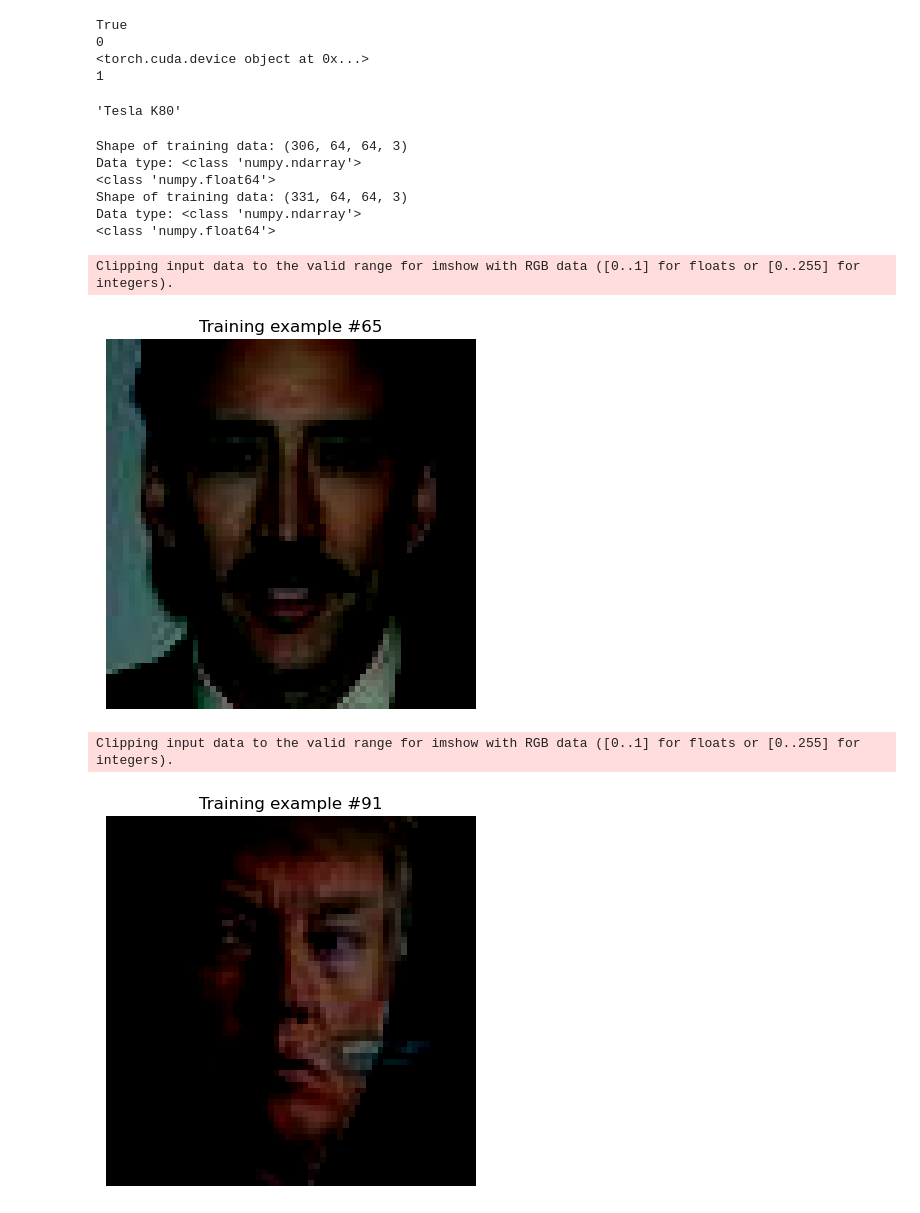
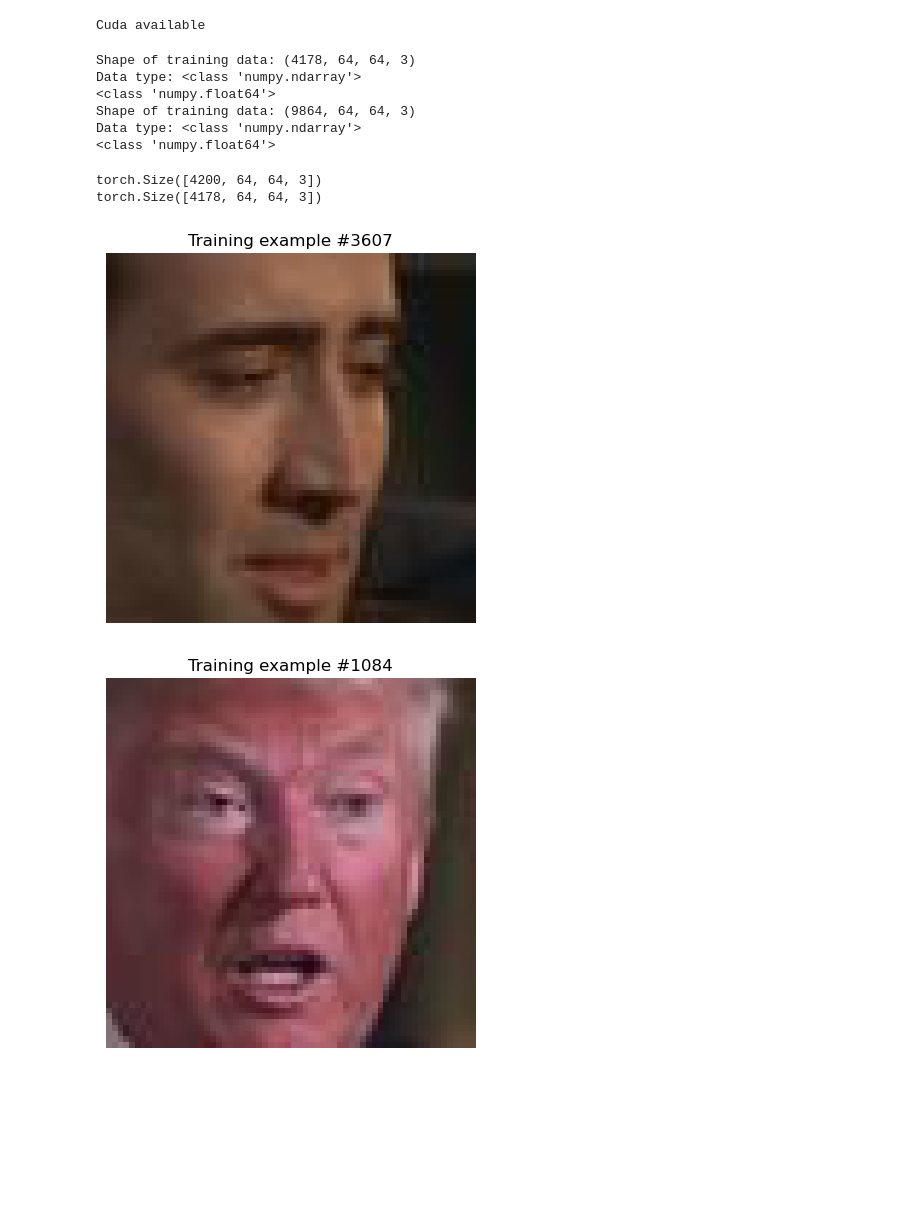
Before and after one commit to mans-andersson/SimpleFaceSwap, a Jupyter notebook: deep_learning_project.ipynb, the cells around one changed output. Drawn from its saved outputs; the diff is of its cells as text; code cells hidden in the pictures; blank space fills up the shorter version.

```diff
--- a/deep_learning_project.ipynb
+++ b/deep_learning_project.ipynb
@@ -14,15 +16,12 @@ import random
 import matplotlib.pyplot as plt
 # %%
 if torch.cuda.is_available():
+    print("Cuda available")
     device = torch.device('cuda:0')
 else:
     device = "cpu"
 # %% [output]
-True
-0
-<torch.cuda.device object at 0x...>
-1
+Cuda available
-'Tesla K80'
 # %%
 # Loading data
 # https://towardsdatascience.com/beginners-guide-to-loading-image-data-with-pytorch-289c60b7afec
@@ -46,40 +45,59 @@ X_train_trump /= 255
 X_train_cage_trump = np.append(X_train_cage, X_train_trump, axis=0)
 
 # Normalize to make training easier
-means = np.mean(X_train_cage_trump, axis=(0, 1, 2))
-print(means)
+# means = np.mean(X_train_trump, axis=(0, 1, 2))
+# print(mean)
 
-X_train_cage_trump -= means
-X_train_cage -= means
-X_train_trump -= means
+# X_train_cage_trump -= means
+# X_train_cage -= means
+# X_train_trump -= means
+
+X_train_cage = X_train_cage.astype(np.float32)
+X_train_trump = X_train_trump.astype(np.float32)
+X_train_cage_trump = X_train_cage.astype(np.float32)
+
+X_train_cage = torch.from_numpy(X_train_cage)
+X_train_trump = torch.from_numpy(X_train_trump)
+X_train_cage_trump = torch.from_numpy(X_train_cage_trump)
+
+X_train_cage = X_train_cage.to(device)
+X_train_trump = X_train_trump.to(device)
 # %% [output]
-Shape of training data: (306, 64, 64, 3)
+Shape of training data: (4178, 64, 64, 3)
 Data type: <class 'numpy.ndarray'>
 <class 'numpy.float64'>
-Shape of training data: (331, 64, 64, 3)
+Shape of training data: (9864, 64, 64, 3)
 Data type: <class 'numpy.ndarray'>
 <class 'numpy.float64'>
+# %%
+#Remove trump images
+np.random.seed(1337)
+np.random.shuffle(X_train_trump)
+X_train_trump = X_train_trump[:4200]
+print(X_train_trump.shape)
+print(X_train_cage.shape)
+# %% [output]
+torch.Size([4200, 64, 64, 3])
+torch.Size([4178, 64, 64, 3])
 # %%
 # Display random image of cage for testing purposes
-random_image = random.randint(0, len(X_train_cage))
-img = X_train_cage[random_image]
+random_image = random.randint(0, len(X_train_cage) - 1)
+img = X_train_cage[random_image].cpu()
 plt.imshow(img)
 plt.title(f"Training example #{random_image}")
 plt.axis('off')
 plt.show()
 # %% [output]
-Clipping input data to the valid range for imshow with RGB data ([0..1] for floats or [0..255] for integers).
-[figure, old version]
+[figure, new version]
 # %%
 # Display random image of trump for testing purposes
-random_image = random.randint(0, len(X_train_trump))
-img = X_train_trump[random_image]
+random_image = random.randint(0, len(X_train_trump) - 1)
+img = X_train_trump[random_image].cpu()
 plt.imshow(img)
 plt.title(f"Training example #{random_image}")
 plt.axis('off')
 plt.show()
 # %% [output]
-Clipping input data to the valid range for imshow with RGB data ([0..1] for floats or [0..255] for integers).
-[figure, old version]
+[figure, new version]
 # %%
 class CustomImageDataset(Dataset):
```
Also changed, not shown: parts of 19 cells of this notebook.
